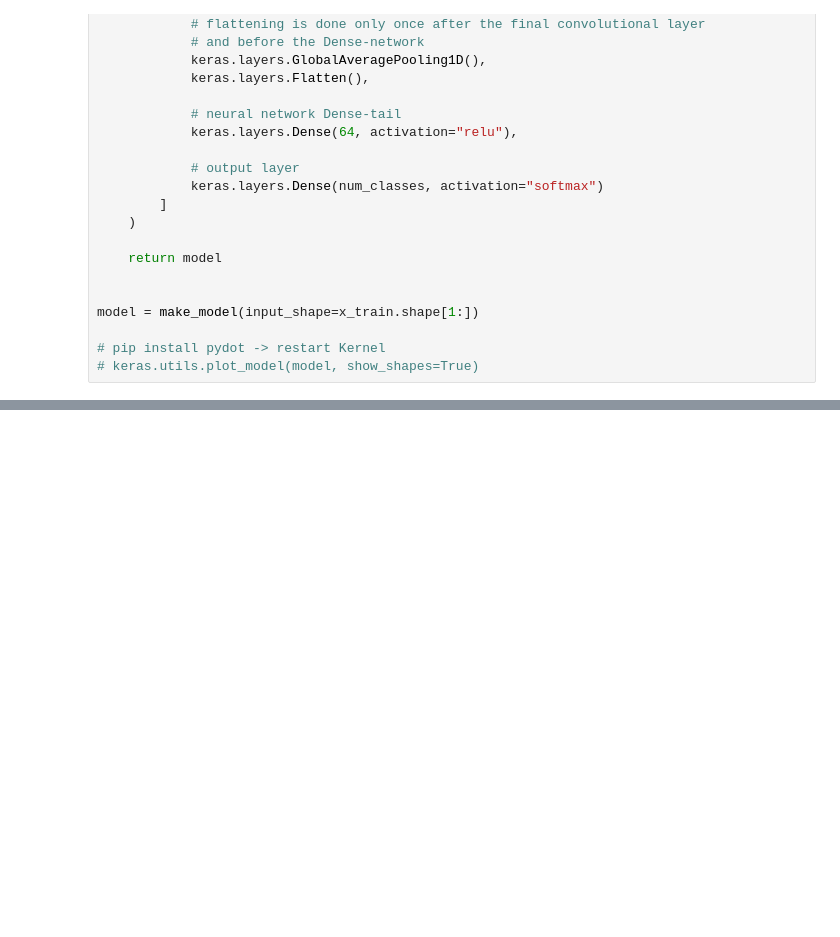
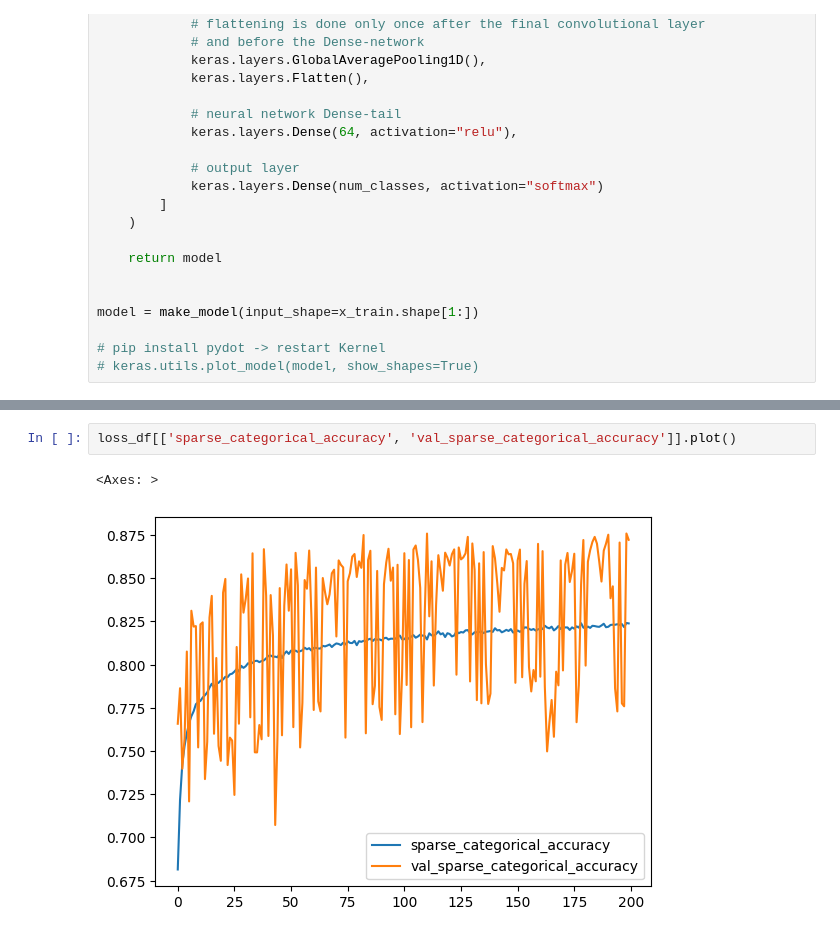
Before and after one commit to RubenSerdonsPXL/Lapland, a Jupyter notebook: Deep_Learning/P3/TimeSeriesRuben.ipynb, the cells around one changed output, grey strips where cells are left out. Drawn from its saved outputs; the diff is of its cells as text; blank space fills up the shorter version.

```diff
--- a/Deep_Learning/P3/TimeSeriesRuben.ipynb
+++ b/Deep_Learning/P3/TimeSeriesRuben.ipynb
@@ -361,0 +367,5 @@ KeyboardInterrupt:
+# %%
+loss_df[['sparse_categorical_accuracy', 'val_sparse_categorical_accuracy']].plot()
+# %% [output]
+<Axes: >
+[figure, added]
```
Also changed, not shown: parts of 7 cells of this notebook, 2 other files.
